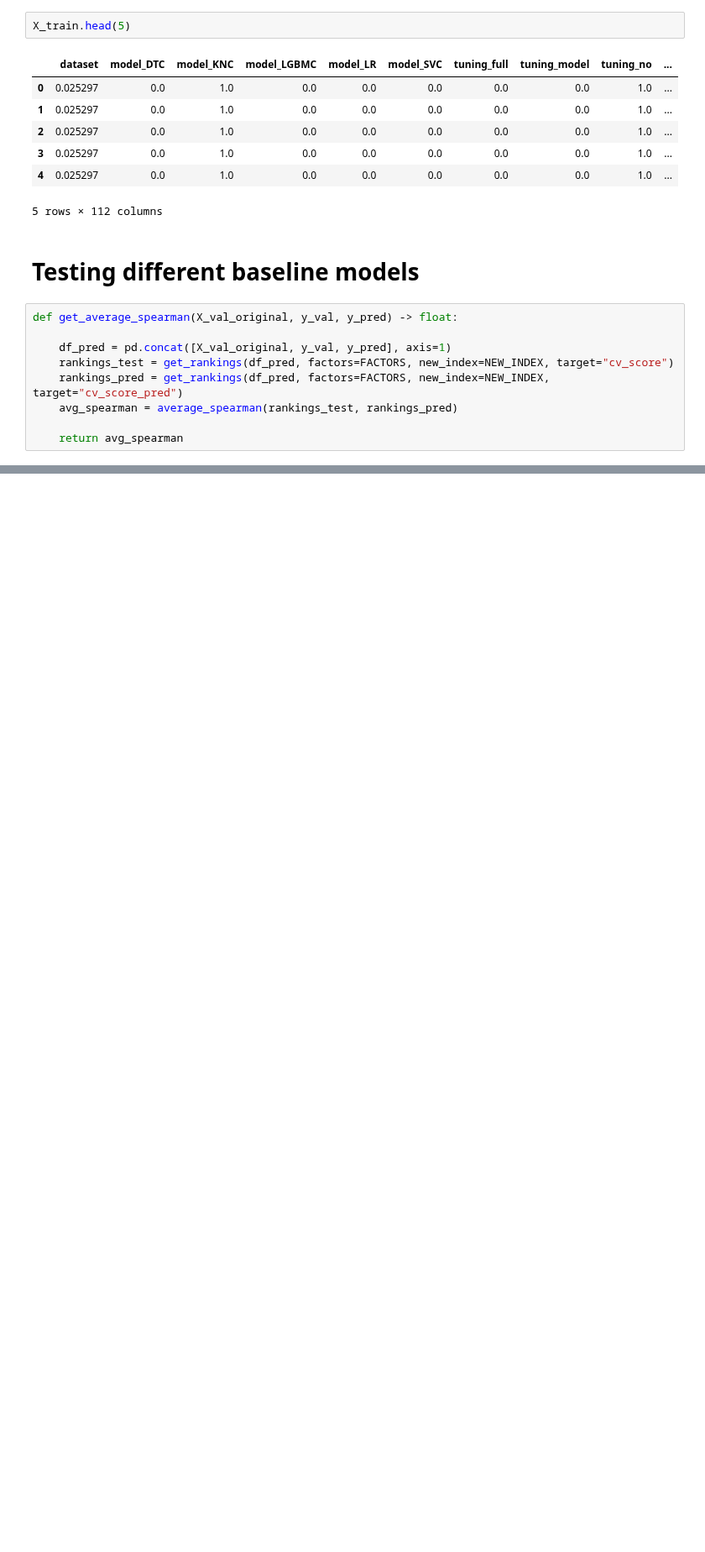
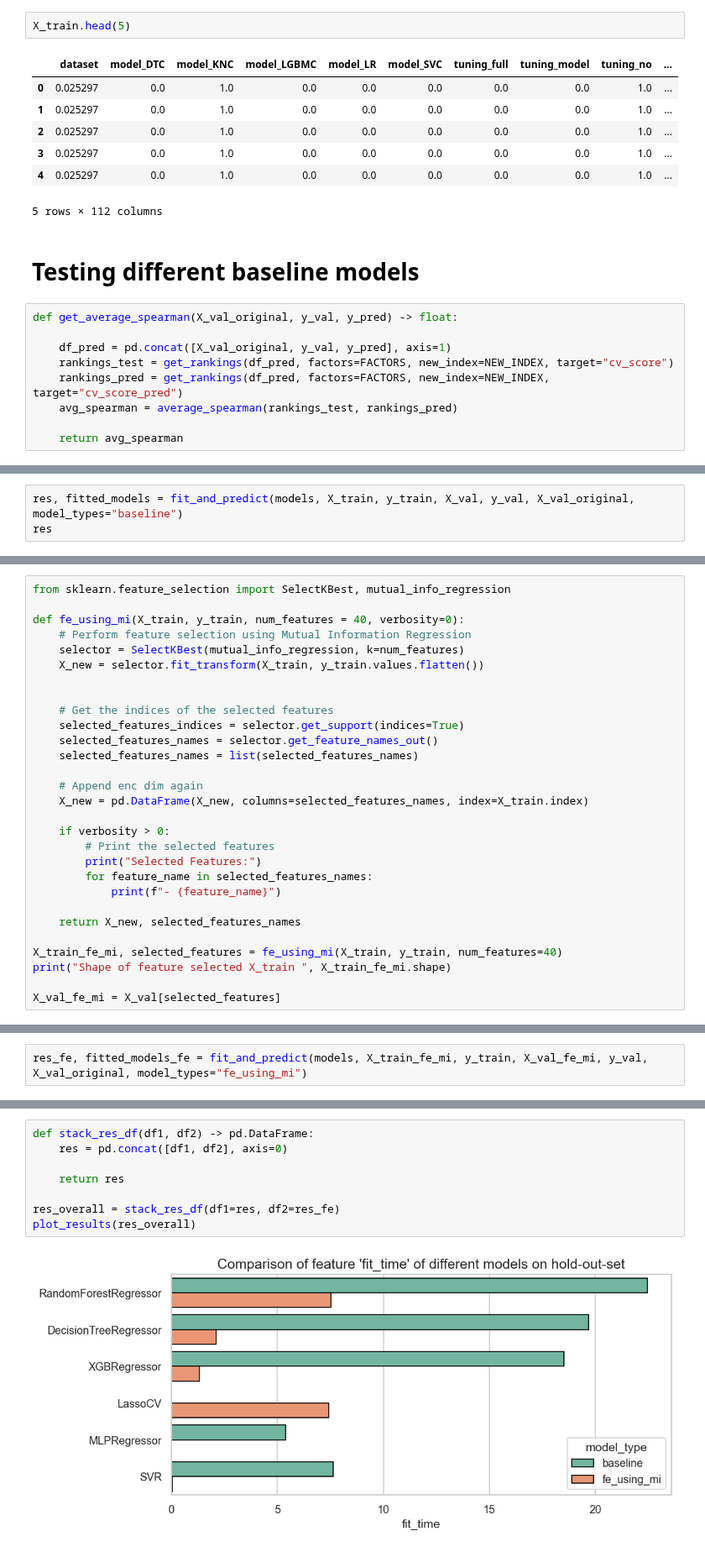
Before and after one commit to nina-prog/meta-learning-for-encoder-selection, a Jupyter notebook: notebooks/week10/week10-modelling-and-evaluation.ipynb, the cells around one changed output, grey strips where cells are left out. Shown at 84% size. Saved outputs shown, nothing was run; the diff lists cells and outputs as text; blank space fills up the shorter version.

Commit message:
Added Feature Selection using MI

```diff
--- a/notebooks/week10/week10-modelling-and-evaluation.ipynb
+++ b/notebooks/week10/week10-modelling-and-evaluation.ipynb
@@ -163,0 +135,3 @@ res
+# %%
+res, fitted_models = fit_and_predict(models, X_train, y_train, X_val, y_val, X_val_original, model_types="baseline")
+res
@@ -176,0 +179,29 @@ for col in res.columns:
+# %%
+from sklearn.feature_selection import SelectKBest, mutual_info_regression
+
+def fe_using_mi(X_train, y_train, num_features = 40, verbosity=0):
+    # Perform feature selection using Mutual Information Regression
+    selector = SelectKBest(mutual_info_regression, k=num_features)
+    X_new = selector.fit_transform(X_train, y_train.values.flatten())
+
+
+    # Get the indices of the selected features
+    selected_features_indices = selector.get_support(indices=True)
+    selected_features_names = selector.get_feature_names_out()
+    selected_features_names = list(selected_features_names)
+
+    # Append enc dim again
+    X_new = pd.DataFrame(X_new, columns=selected_features_names, index=X_train.index)
+
+    if verbosity > 0:
+        # Print the selected features
+        print("Selected Features:")
+        for feature_name in selected_features_names:
+            print(f"- {feature_name}")
+
+    return X_new, selected_features_names
+
+X_train_fe_mi, selected_features = fe_using_mi(X_train, y_train, num_features=40)
+print("Shape of feature selected X_train ", X_train_fe_mi.shape)
+
+X_val_fe_mi = X_val[selected_features]
@@ -176,0 +215,2 @@ for col in res.columns:
+# %%
+res_fe, fitted_models_fe = fit_and_predict(models, X_train_fe_mi, y_train, X_val_fe_mi, y_val, X_val_original, model_types="fe_using_mi")
@@ -176,0 +243,10 @@ for col in res.columns:
+# %%
+def stack_res_df(df1, df2) -> pd.DataFrame:
+    res = pd.concat([df1, df2], axis=0)
+
+    return res
+
+res_overall = stack_res_df(df1=res, df2=res_fe)
+plot_results(res_overall)
+# %% [output]
+[figure, added]
```
Also changed, not shown: parts of 10 cells of this notebook.
